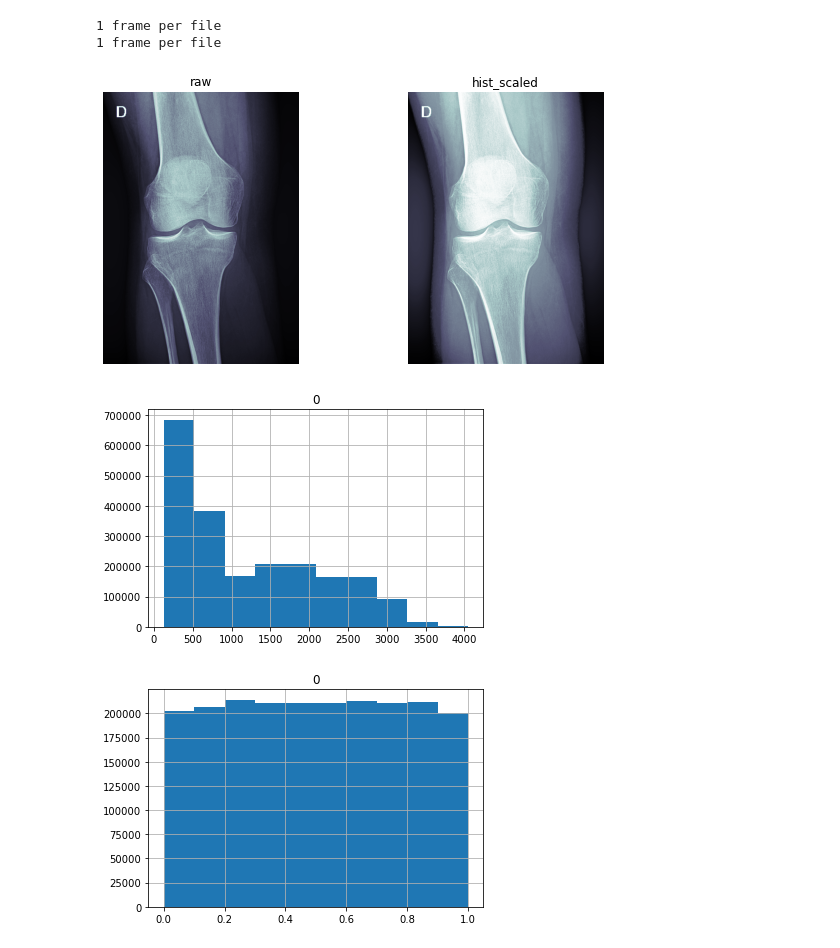
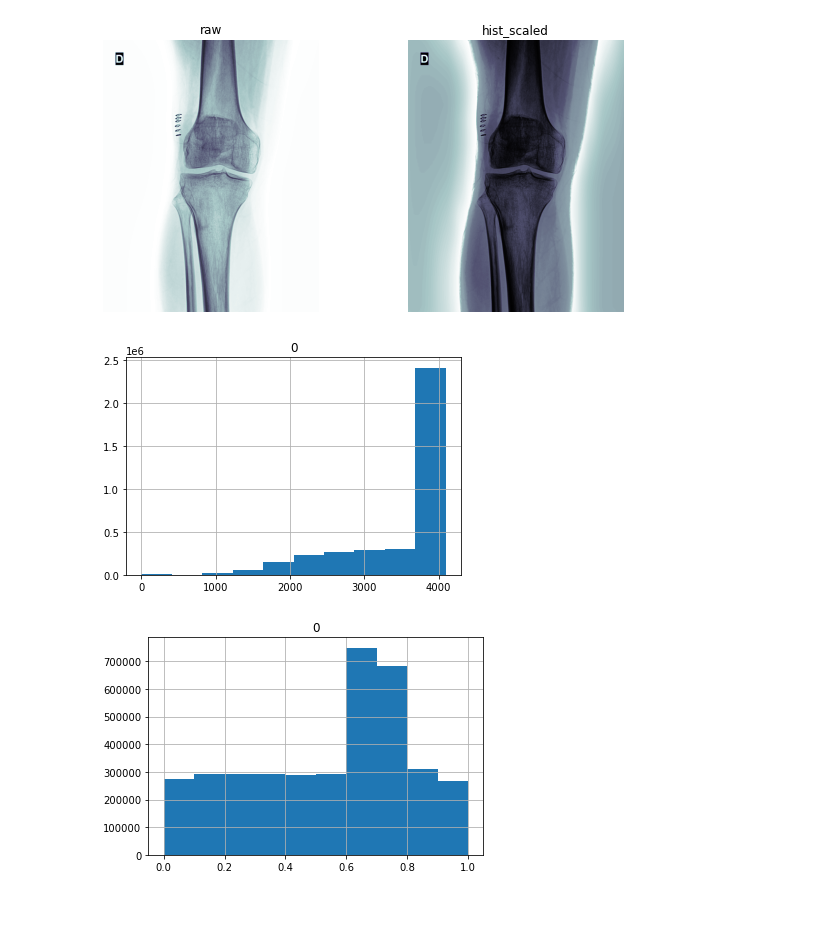
Before and after one commit to lluissalord/radiology_ai, a Jupyter notebook: 3_preprocess.ipynb, the cells around one changed output. Drawn from its saved outputs; the diff is of its cells as text; code cells hidden in the pictures; blank space fills up the shorter version.

```diff
--- a/3_preprocess.ipynb
+++ b/3_preprocess.ipynb
@@ -34,16 +33,14 @@ n_samples = 10 # None
 # %%
-dcms = fnames[0:1].map(dcmread)
+dcms = L([raw_folder + '/03010001140473/44EIARL2F5R93e6KUKCGCH0T5QBG41D06V8N940P0ALE12N6M6UDE']).map(dcmread)
 dcm = dcms[0]
 scales = False, True
 titles = 'raw','hist_scaled'
 for s,a,t in zip(scales, subplots(1,2,imsize=5)[1].flat, titles):
     dcm.show(scale=s, ax=a, title=t);
 pd.DataFrame(dcm.pixel_array.reshape(-1)).hist();
 pd.DataFrame(dcm.hist_scaled().reshape(-1)).hist();
 # %% [output]
-1 frame per file
-1 frame per file
-[figure, old version]
+[figure, new version]
-[figure, old version]
+[figure, new version]
-[figure, old version]
+[figure, new version]
 # %%
```
Also changed, not shown: parts of 4 cells of this notebook, 1 other file.
